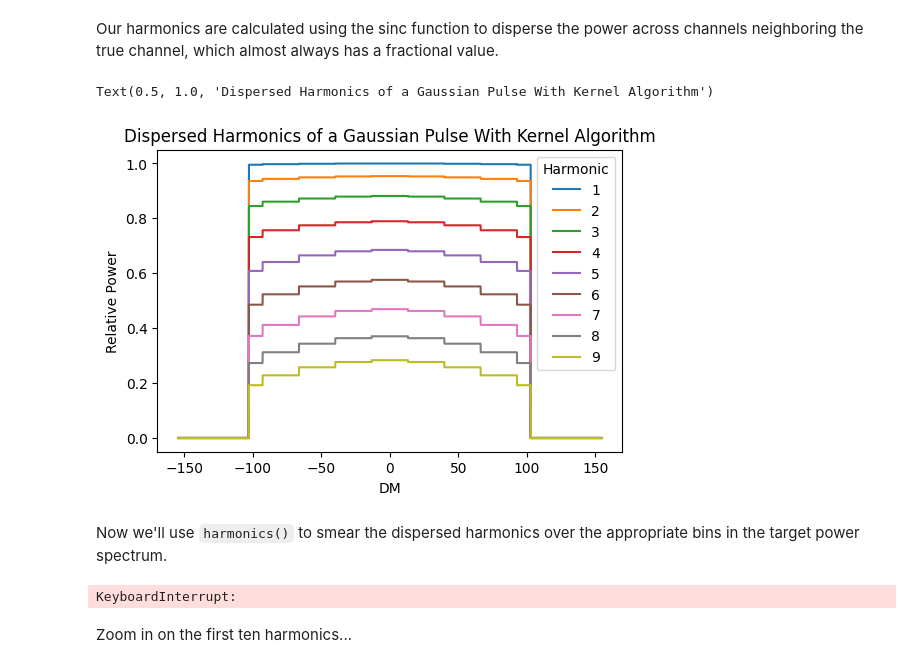
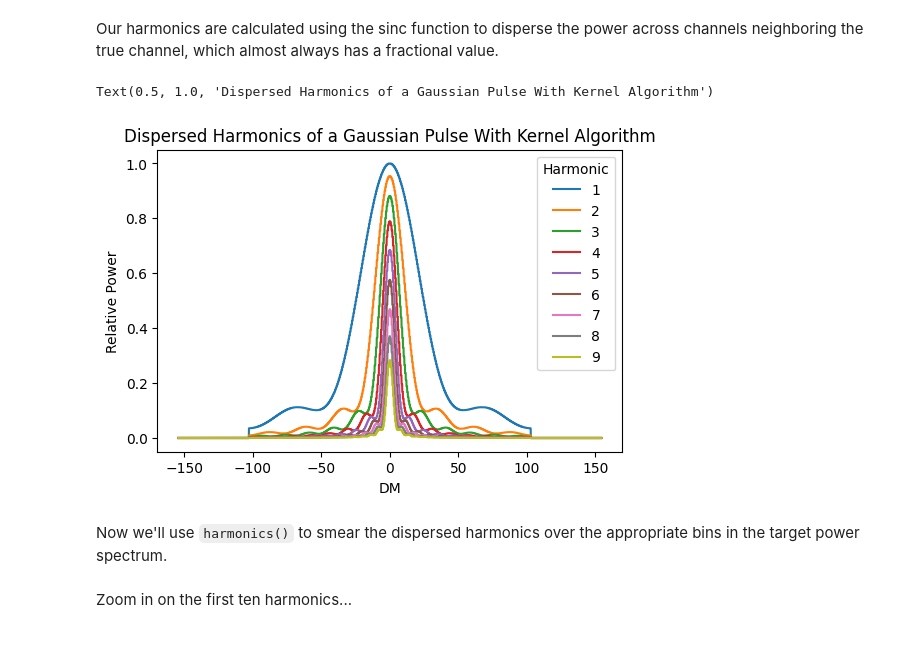
Before and after one commit to reyniersquillace/RadioTime, a Jupyter notebook: Kernel Dedispersion.ipynb, the cells around one changed output. Saved outputs shown, nothing was run; the diff lists cells and outputs as text; code cells hidden in the pictures.

```diff
--- a/Kernel Dedispersion.ipynb
+++ b/Kernel Dedispersion.ipynb
@@ -63,6 +63,3 @@ for DM in DMs:
         sum += fft_rotate(impulse, bins)
     sums[i] = sum
     i += 1
-
-    if i % 10 == 0:
-        print(i)
@@ -128,7 +107,7 @@ def find_nearest(array, value):
     else:
         return array[idx]
 
-def disperse(prof, deltaDM, DM_labels, kernels):
+def disperse(prof, deltaDM, DM_labels, kernels, kernel_scaling):
     '''
     This function disperses an input pulse profile over a range of -2*deltaDM to 2*deltaDM according
     to the algorithm specified above.
@@ -163,7 +142,7 @@ def disperse(prof, deltaDM, DM_labels, kernels):
         '''this can def be optimized by figuring out how many DM bins fit into
         each kernel bin between diff dms and then increasing j by that amount each iteration
         but i will save that for future optimization'''
-        closest_scale = find_nearest(DMs, DM_labels[i])/kernel_deltaDM
+        key = np.argmin(np.abs(np.abs(DM_labels[i]/deltaDM) - kernel_scaling))
         dispersed_prof_fft[i] = prof_fft * kernels[key]
         i += 1
 
@@ -209,17 +188,17 @@ def harmonics(prof_fft, f_true, df, n_harm):
 
     return bins, harmonics
 # %%
-dispersed_prof_fft = disperse(pulse, deltaDM, full_DMs, kernels)
+dispersed_prof_fft = disperse(pulse, deltaDM, full_DMs, kernels, kernel_scaling)
 maxpower = max(np.abs(dispersed_prof_fft[:, 1])**2)
 for i in range(1, 10):
     plt.plot(full_DMs, np.abs(dispersed_prof_fft[:, i])**2/maxpower, label = i)
 plt.xlabel('DM')
 plt.ylabel('Relative Power')
 plt.legend(title = 'Harmonic')
 plt.title('Dispersed Harmonics of a Gaussian Pulse With Kernel Algorithm')
 # %% [output]
 Text(0.5, 1.0, 'Dispersed Harmonics of a Gaussian Pulse With Kernel Algorithm')
-[figure, old version]
+[figure, new version]
 # %% [markdown]
 Now we'll use `harmonics()` to smear the dispersed harmonics over the appropriate bins in the target power spectrum.
 # %%
@@ -227,8 +206,6 @@ smeared_harm = np.zeros((len(full_DMs), nfreqbins))
 for i in range(len(smeared_harm)):
     bins, harm = harmonics(dispersed_prof_fft[i], 1/Pspin, df, n_harm)
     smeared_harm[i, bins] = harm
-# %% [output]
-KeyboardInterrupt:
 # %% [markdown]
 Zoom in on the first ten harmonics...
 # %%
```
Also changed, not shown: parts of 9 cells of this notebook.
